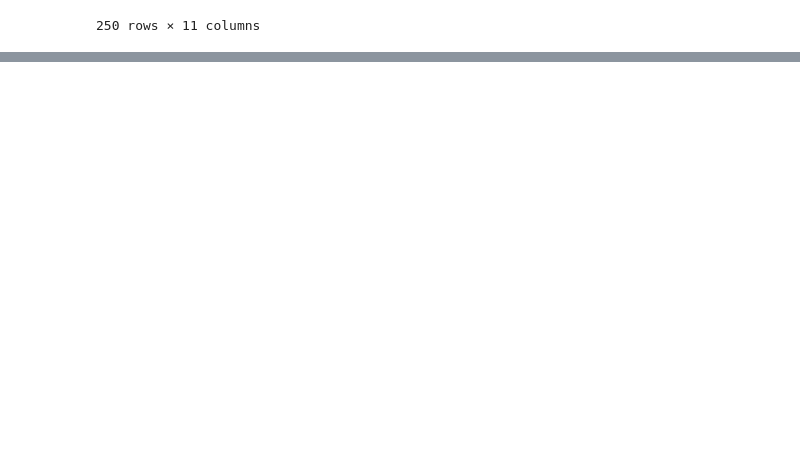
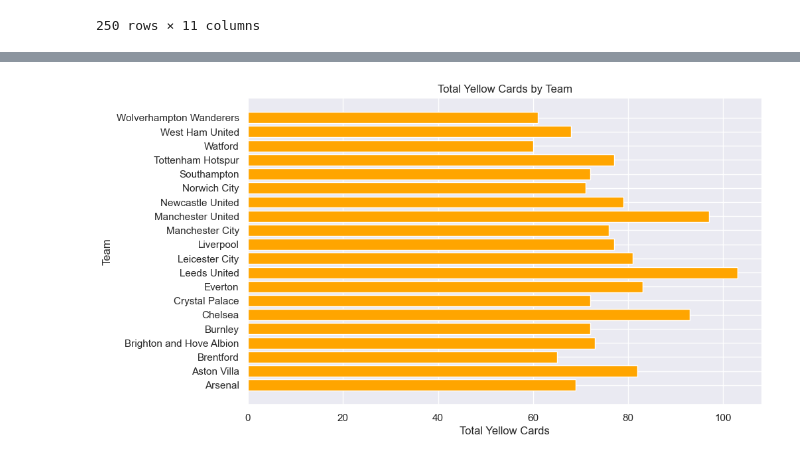
Before and after one commit to MinhHuuNguyen/ai-lectures, a Jupyter notebook: 2_data_analysis_with_python/notebook/2-pandas-basic/all_players_stats/all_players_stats.ipynb, the cells around one changed output, grey strips where cells are left out. Cells and saved outputs as stored; diff of their text form; code cells hidden in the pictures; blank space fills up the shorter version.

```diff
--- a/2_data_analysis_with_python/notebook/2-pandas-basic/all_players_stats/all_players_stats.ipynb
+++ b/2_data_analysis_with_python/notebook/2-pandas-basic/all_players_stats/all_players_stats.ipynb
@@ -188,0 +323,3 @@ df.loc[df.check_defender == True].sort_values(by='Goals', ascending=False).head(
+# %%
+grouped_yellow_df = df.groupby('Team').agg({'YellowCards': 'sum'}).reset_index()
+grouped_yellow_df
@@ -188,0 +344,9 @@ df.loc[df.check_defender == True].sort_values(by='Goals', ascending=False).head(
+# %%
+plt.figure(figsize=(10, 6))
+plt.barh(grouped_yellow_df['Team'], grouped_yellow_df['YellowCards'], color='orange')
+plt.xlabel('Total Yellow Cards')
+plt.ylabel('Team')
+plt.title('Total Yellow Cards by Team')
+plt.show()
+# %% [output]
+[figure, added]
```
Also changed, not shown: parts of 29 cells of this notebook, 27 other files.
